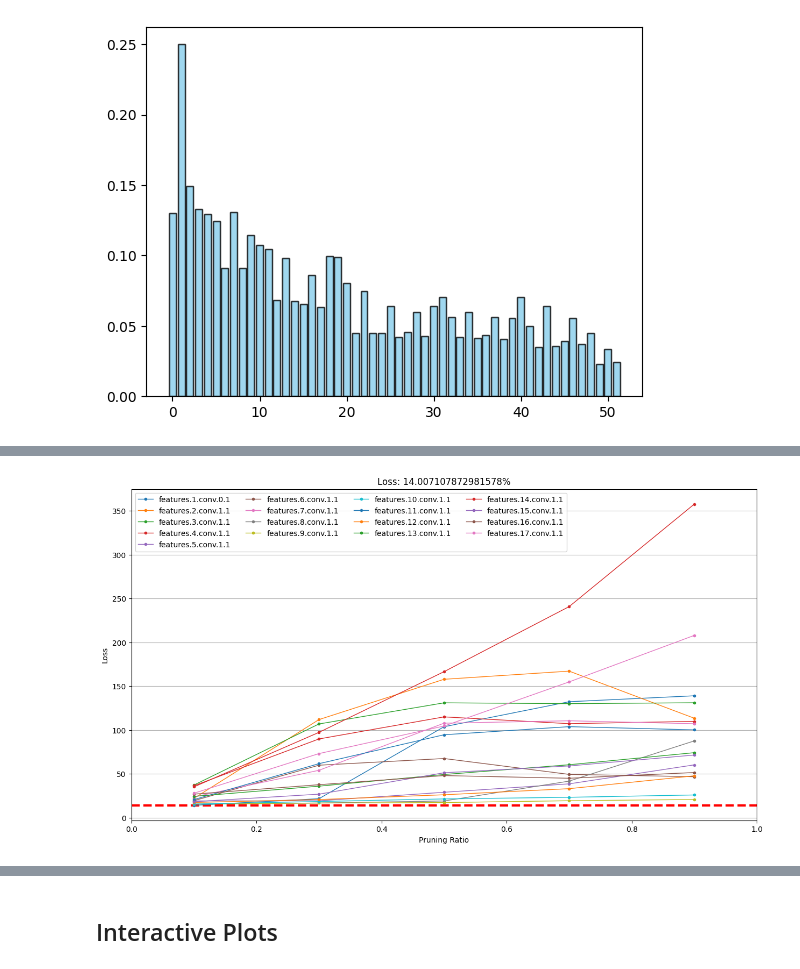
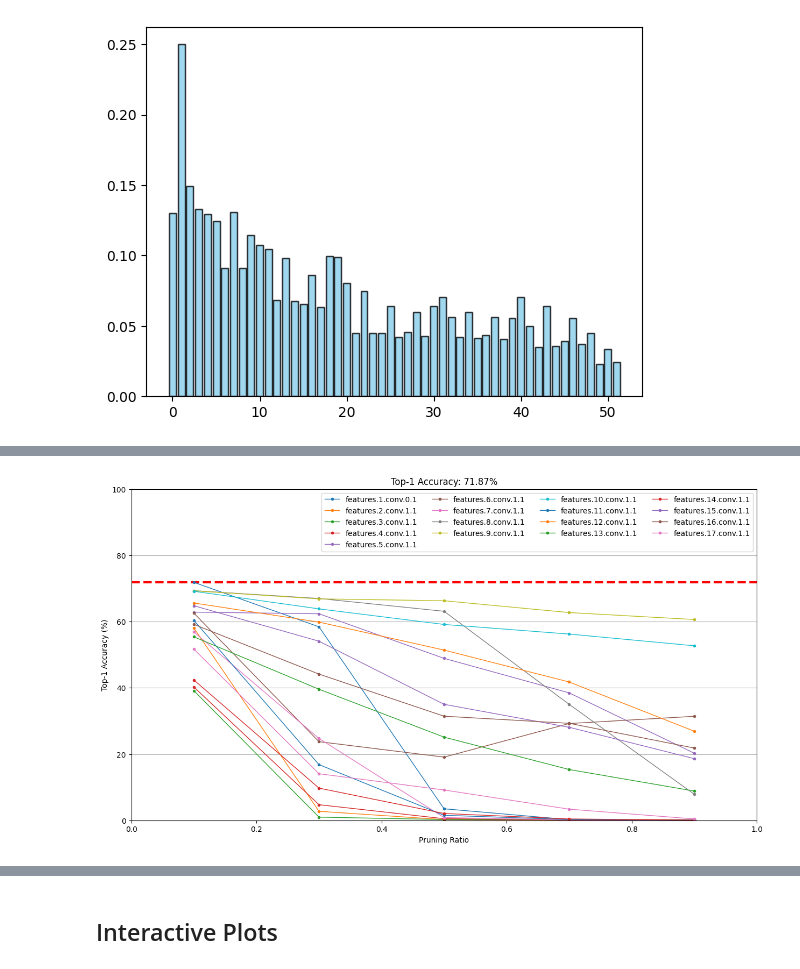
Before and after one commit to alfredowh/model-compression, a Jupyter notebook: notebooks/model_exploration.ipynb, the cells around one changed output, grey strips where cells are left out. Drawn from its saved outputs; the diff is of its cells as text; code cells hidden in the pictures.

Commit message:
Add plots

```diff
--- a/notebooks/model_exploration.ipynb
+++ b/notebooks/model_exploration.ipynb
@@ -134,4 +132,3 @@ import numpy as np
 # %%
-with open('../runs/sensivity_analysis/sensivity_analysis.json', 'r') as f:
+with open('../runs/scaling_pruning/sensivity_analysis.json', 'r') as f:
     data = json.load(f)
-data
@@ -194,17 +135,4 @@ plt.show()
-# %%
-plt.figure(figsize=(15, 8))
-plt.title(f"Loss: {loss}%")
-plt.plot(np.linspace(0, 1, 10), np.ones(10) * loss, color="red", linestyle="dashed", linewidth=3)
-for bn_layer in data.keys():
-    if bn_layer != 'ratio':
-        plt.plot(data["ratio"], np.array(data[bn_layer]["loss"]), label=bn_layer, marker='o', markersize=3, linewidth=1)
-
-plt.xlabel("Pruning Ratio")
-plt.ylabel("Loss")
-plt.xlim([0, 1])
-# plt.ylim([0, 120])
-plt.grid(axis="y")
-plt.legend(ncol=4)
-plt.show()
-# %% [output]
-[figure, removed]
+# %%
+plot_sensitivity_analysis(data, acc_type="top1")
+# %% [output]
+[figure, added]
```
Also changed, not shown: parts of 19 cells of this notebook.
